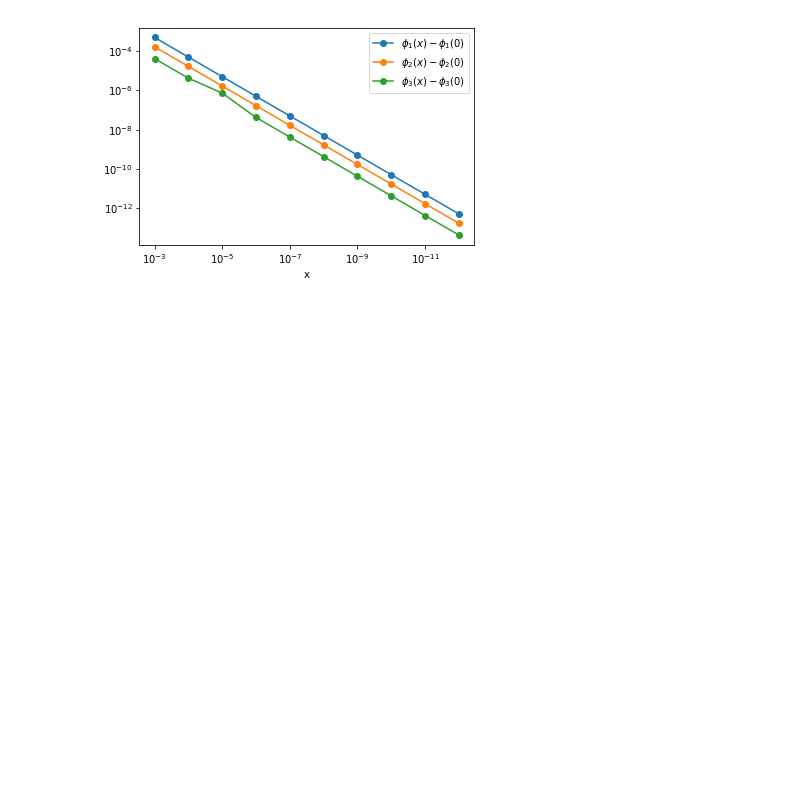
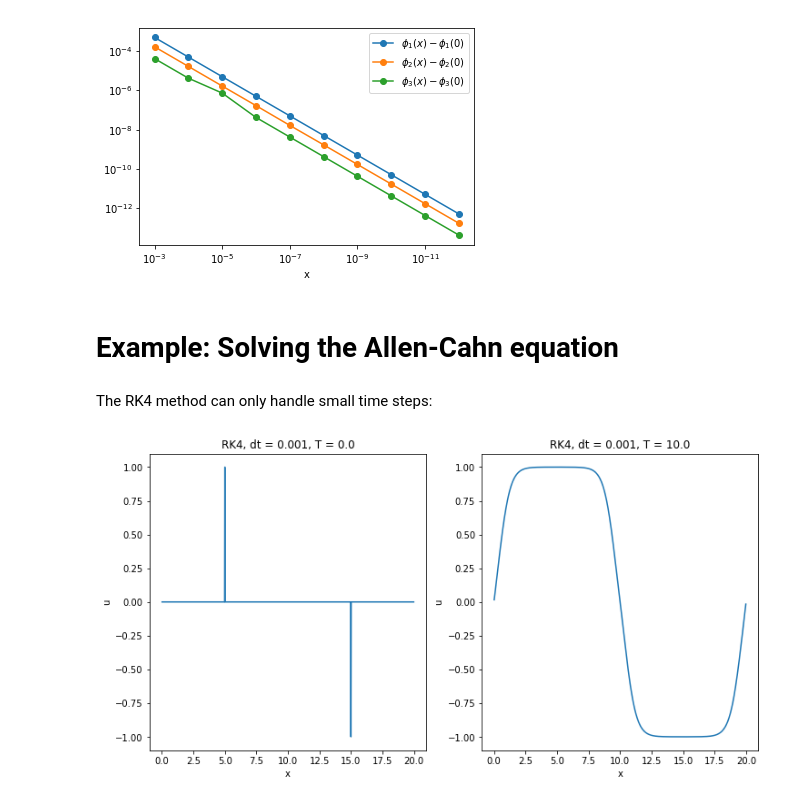
Before and after one commit to MSeeker1340/num2-spring2018, a Jupyter notebook: src/Playground.ipynb, the cells around one changed output. Drawn from its saved outputs; the diff is of its cells as text; code cells hidden in the pictures; blank space fills up the shorter version.

```diff
--- a/src/Playground.ipynb
+++ b/src/Playground.ipynb
@@ -56,3 +57,33 @@ plt.xlim(plt.xlim()[1], plt.xlim()[0]) # revert axis
 plt.xlabel('x');
 # %% [output]
 [figure]
+# %% [markdown]
+# Example: Solving the Allen-Cahn equation
+# %%
+m = 999 # number of internal nodes
+R = 20.0
+D = 0.1
+L, N, X = AllenCahn(m, R, D)
+y0 = np.zeros(m)
+y0[m//4] = 1.0; y0[m*3//4] = -1.0
+t_span = (0.0, 10.0)
+# %%
+def solve_and_plot(dt, method):
+    _, ys = solve_semilinear(L, N, t_span, y0, dt, method)
+    plt.figure(figsize=(12,6))
+    plt.subplot(1,2,1)
+    plt.plot(X, ys[0,:])
+    plt.xlabel('x')
+    plt.ylabel('u')
+    plt.title("{}, dt = {}, T = 0.0".format(method.__name__, dt))
+    plt.subplot(1,2,2)
+    plt.plot(X, ys[-1,:])
+    plt.xlabel('x')
+    plt.ylabel('u')
+    plt.title("{}, dt = {}, T = 10.0".format(method.__name__, dt))
+# %% [markdown]
+The RK4 method can only handle small time steps:
+# %%
+solve_and_plot(1e-3, RK4)
+# %% [output]
+[figure, added]
```
Also changed, not shown: parts of 5 cells of this notebook.
